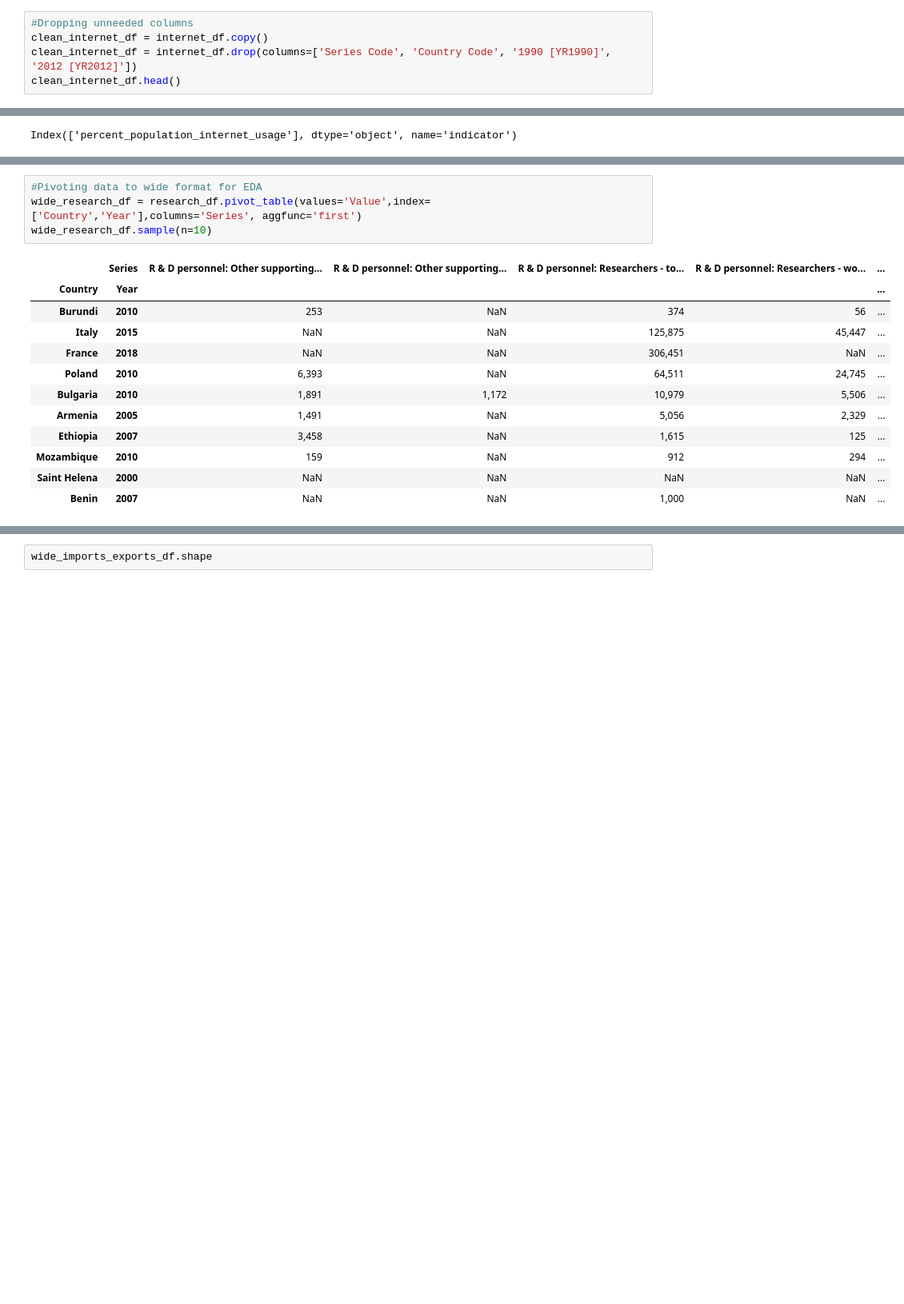
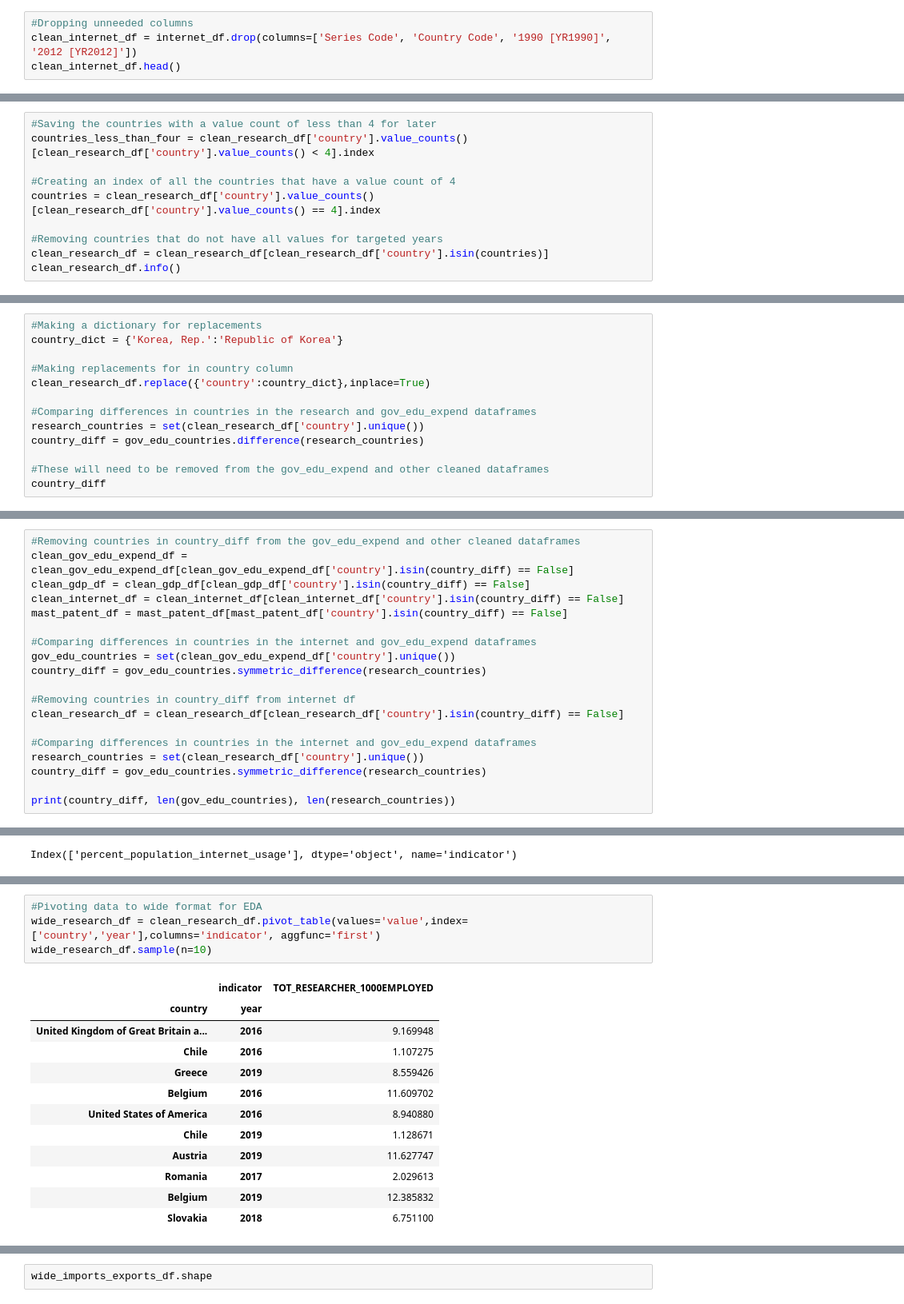
Before and after one commit to steph-wda/ds4a-capstone-team34, a Jupyter notebook: Education_and_Innovation_Team34.ipynb, the cells around one changed output, grey strips where cells are left out. Shown at 80% size. Saved outputs shown, nothing was run; the diff lists cells and outputs as text; blank space fills up the shorter version.

Commit message:
more data cleaning

```diff
--- a/Education_and_Innovation_Team34.ipynb
+++ b/Education_and_Innovation_Team34.ipynb
@@ -499,7 +498,6 @@ dtypes: object(10)
 memory usage: 21.3+ KB
 # %%
 #Dropping unneeded columns
-clean_internet_df = internet_df.copy()
 clean_internet_df = internet_df.drop(columns=['Series Code', 'Country Code', '1990 [YR1990]', '2012 [YR2012]'])
 clean_internet_df.head()
 # %% [output]
@@ -1004,0 +1323,10 @@ memory usage: 5.9+ KB
+# %%
+#Saving the countries with a value count of less than 4 for later
+countries_less_than_four = clean_research_df['country'].value_counts()[clean_research_df['country'].value_counts() < 4].index
+
+#Creating an index of all the countries that have a value count of 4
+countries = clean_research_df['country'].value_counts()[clean_research_df['country'].value_counts() == 4].index
+
+#Removing countries that do not have all values for targeted years
+clean_research_df = clean_research_df[clean_research_df['country'].isin(countries)]
+clean_research_df.info()
@@ -1004,0 +1437,13 @@ memory usage: 5.9+ KB
+# %%
+#Making a dictionary for replacements
+country_dict = {'Korea, Rep.':'Republic of Korea'}
+
+#Making replacements for in country column
+clean_research_df.replace({'country':country_dict},inplace=True)
+
+#Comparing differences in countries in the research and gov_edu_expend dataframes
+research_countries = set(clean_research_df['country'].unique())
+country_diff = gov_edu_countries.difference(research_countries)
+
+#These will need to be removed from the gov_edu_expend and other cleaned dataframes
+country_diff
@@ -1004,0 +1463,19 @@ memory usage: 5.9+ KB
+# %%
+#Removing countries in country_diff from the gov_edu_expend and other cleaned dataframes
+clean_gov_edu_expend_df = clean_gov_edu_expend_df[clean_gov_edu_expend_df['country'].isin(country_diff) == False]
+clean_gdp_df = clean_gdp_df[clean_gdp_df['country'].isin(country_diff) == False]
+clean_internet_df = clean_internet_df[clean_internet_df['country'].isin(country_diff) == False]
+mast_patent_df = mast_patent_df[mast_patent_df['country'].isin(country_diff) == False]
+
+#Comparing differences in countries in the internet and gov_edu_expend dataframes
+gov_edu_countries = set(clean_gov_edu_expend_df['country'].unique())
+country_diff = gov_edu_countries.symmetric_difference(research_countries)
+
+#Removing countries in country_diff from internet df
+clean_research_df = clean_research_df[clean_research_df['country'].isin(country_diff) == False]
+
+#Comparing differences in countries in the internet and gov_edu_expend dataframes
+research_countries = set(clean_research_df['country'].unique())
+country_diff = gov_edu_countries.symmetric_difference(research_countries)
+
+print(country_diff, len(gov_edu_countries), len(research_countries))
@@ -1196,20 +1719,20 @@ memory usage: 23.7+ KB
 # %%
 #Pivoting data to wide format for EDA
-wide_research_df = research_df.pivot_table(values='Value',index=['Country','Year'],columns='Series', aggfunc='first')
+wide_research_df = clean_research_df.pivot_table(values='value',index=['country','year'],columns='indicator', aggfunc='first')
 wide_research_df.sample(n=10)
 # %% [output]
-|  | Series | R & D personnel: Other supporting... | R & D personnel: Other supporting... | R & D personnel: Researchers - to... | R & D personnel: Researchers - wo... | ... |
-| Country | Year |  |  |  |  | ... |
-| Burundi | 2010 | 253 | NaN | 374 | 56 | ... |
-| Italy | 2015 | NaN | NaN | 125,875 | 45,447 | ... |
-| France | 2018 | NaN | NaN | 306,451 | NaN | ... |
-| Poland | 2010 | 6,393 | NaN | 64,511 | 24,745 | ... |
-| Bulgaria | 2010 | 1,891 | 1,172 | 10,979 | 5,506 | ... |
-| Armenia | 2005 | 1,491 | NaN | 5,056 | 2,329 | ... |
-| Ethiopia | 2007 | 3,458 | NaN | 1,615 | 125 | ... |
-| Mozambique | 2010 | 159 | NaN | 912 | 294 | ... |
-| Saint Helena | 2000 | NaN | NaN | NaN | NaN | ... |
-| Benin | 2007 | NaN | NaN | 1,000 | NaN | ... |
+|  | indicator | TOT_RESEARCHER_1000EMPLOYED |
+| country | year |  |
+| United Kingdom of Great Britain a... | 2016 | 9.169948 |
+| Chile | 2016 | 1.107275 |
+| Greece | 2019 | 8.559426 |
+| Belgium | 2016 | 11.609702 |
+| United States of America | 2016 | 8.940880 |
+| Chile | 2019 | 1.128671 |
+| Austria | 2019 | 11.627747 |
+| Romania | 2017 | 2.029613 |
+| Belgium | 2019 | 12.385832 |
+| Slovakia | 2018 | 6.751100 |
 # %%
 wide_research_df.shape
 # %% [output]
```
Also changed, not shown: parts of 77 cells of this notebook.
